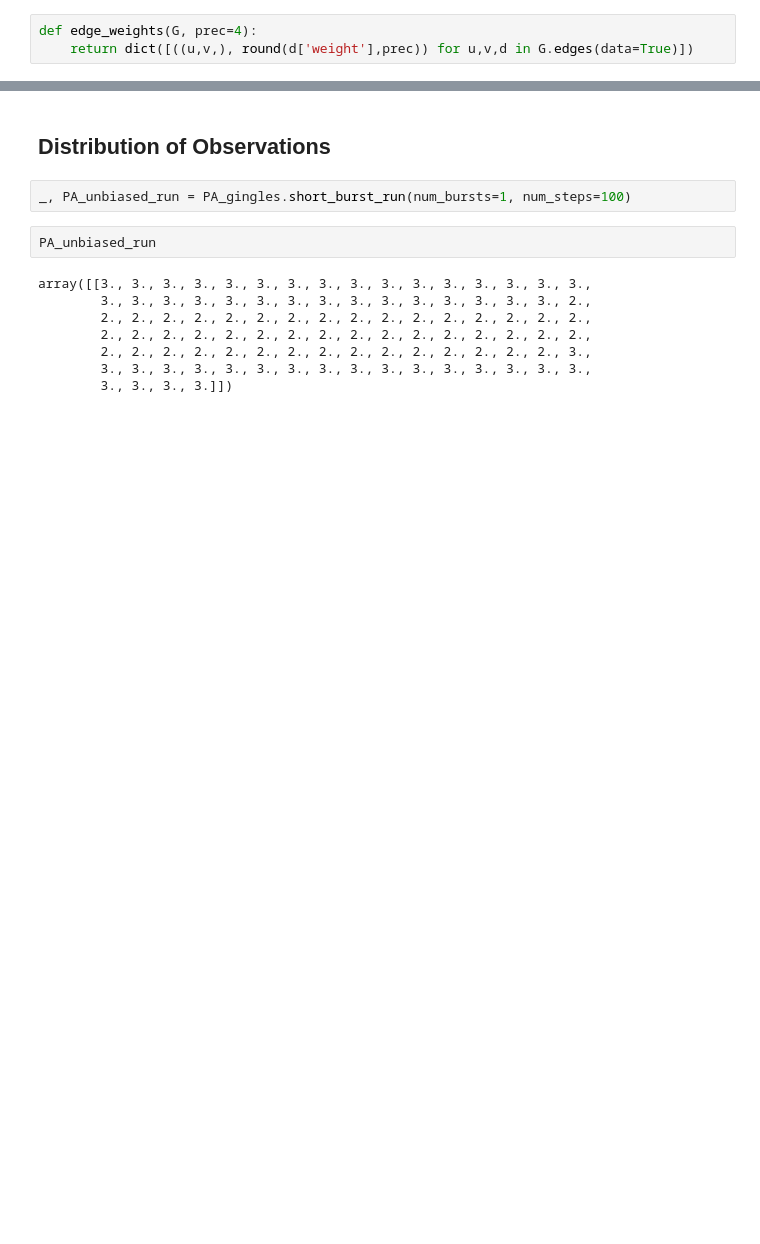
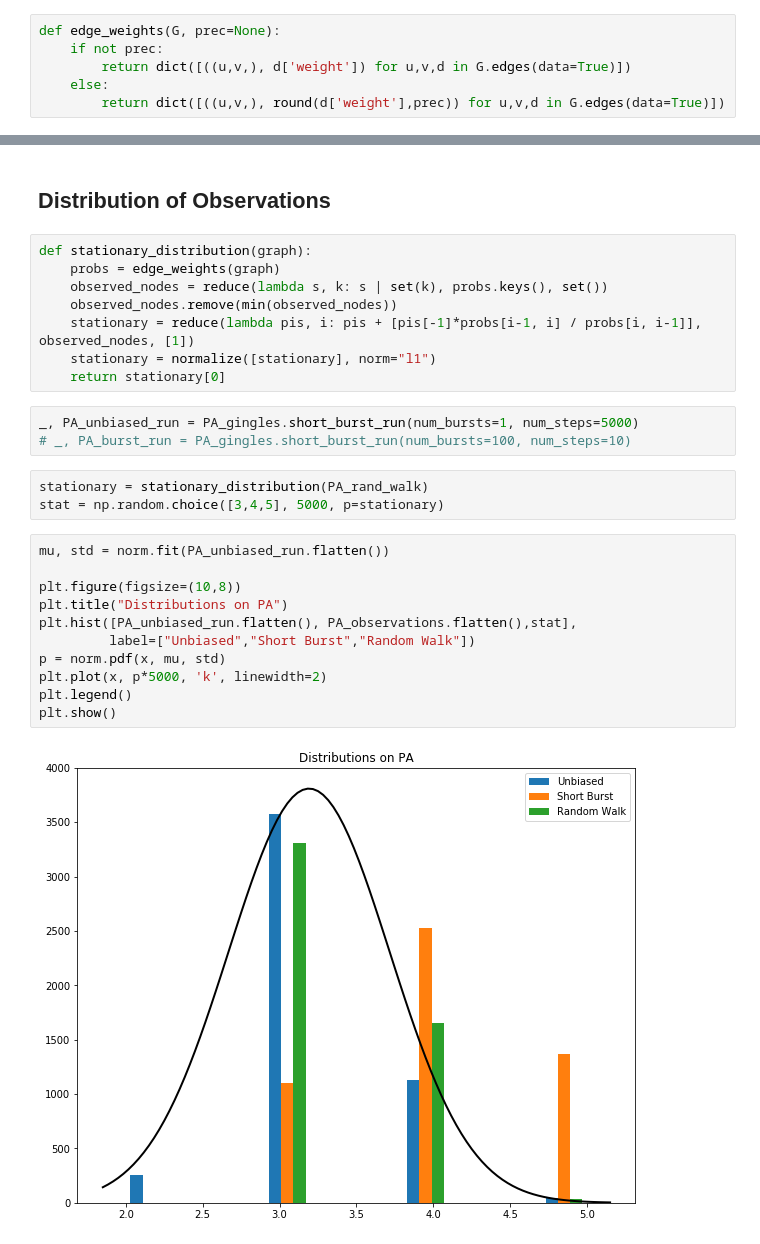
Before and after one commit to vrdi/shortbursts-gingles, a Jupyter notebook: projections_to_the _line_and_observed_distributions.ipynb, the cells around one changed output, grey strips where cells are left out. Drawn from its saved outputs; the diff is of its cells as text; blank space fills up the shorter version.

Commit message:
Added new score functions, as well as investigation into the distributions they induce.

```diff
--- a/projections_to_the _line_and_observed_distributions.ipynb
+++ b/projections_to_the _line_and_observed_distributions.ipynb
@@ -110,8 +122,11 @@ def rand_walk_graph(transition_frequencies):
     G = nx.relabel_nodes(G, mapping)
     return G
 # %%
-def edge_weights(G, prec=4):
-    return dict([((u,v,), round(d['weight'],prec)) for u,v,d in G.edges(data=True)])
+def edge_weights(G, prec=None):
+    if not prec:
+        return dict([((u,v,), d['weight']) for u,v,d in G.edges(data=True)])
+    else:
+        return dict([((u,v,), round(d['weight'],prec)) for u,v,d in G.edges(data=True)])
 # %%
 PA_gingles = Gingleator(PA_seed_seante, pop_col="TOT_POP", minority_prec_col="bvap_prec",
                         epsilon=0.1)
@@ -157,14 +178,29 @@ edge_weights(AR_rand_walk)
 # %% [markdown]
 ## Distribution of Observations
+# %%
+def stationary_distribution(graph):
+    probs = edge_weights(graph)
+    observed_nodes = reduce(lambda s, k: s | set(k), probs.keys(), set())
+    observed_nodes.remove(min(observed_nodes))
+    stationary = reduce(lambda pis, i: pis + [pis[-1]*probs[i-1, i] / probs[i, i-1]], observed_nodes, [1])
+    stationary = normalize([stationary], norm="l1")
+    return stationary[0]
 # %%
-_, PA_unbiased_run = PA_gingles.short_burst_run(num_bursts=1, num_steps=100)
+_, PA_unbiased_run = PA_gingles.short_burst_run(num_bursts=1, num_steps=5000)
+# _, PA_burst_run = PA_gingles.short_burst_run(num_bursts=100, num_steps=10)
-# %%
-PA_unbiased_run
-# %% [output]
-array([[3., 3., 3., 3., 3., 3., 3., 3., 3., 3., 3., 3., 3., 3., 3., 3.,
-        3., 3., 3., 3., 3., 3., 3., 3., 3., 3., 3., 3., 3., 3., 3., 2.,
-        2., 2., 2., 2., 2., 2., 2., 2., 2., 2., 2., 2., 2., 2., 2., 2.,
-        2., 2., 2., 2., 2., 2., 2., 2., 2., 2., 2., 2., 2., 2., 2., 2.,
-        2., 2., 2., 2., 2., 2., 2., 2., 2., 2., 2., 2., 2., 2., 2., 3.,
-        3., 3., 3., 3., 3., 3., 3., 3., 3., 3., 3., 3., 3., 3., 3., 3.,
-        3., 3., 3., 3.]])
+# %%
+stationary = stationary_distribution(PA_rand_walk)
+stat = np.random.choice([3,4,5], 5000, p=stationary)
+# %%
+mu, std = norm.fit(PA_unbiased_run.flatten())
+
+plt.figure(figsize=(10,8))
+plt.title("Distributions on PA")
+plt.hist([PA_unbiased_run.flatten(), PA_observations.flatten(),stat],
+         label=["Unbiased","Short Burst","Random Walk"])
+p = norm.pdf(x, mu, std)
+plt.plot(x, p*5000, 'k', linewidth=2)
+plt.legend()
+plt.show()
+# %% [output]
+[figure, added]
```
Also changed, not shown: parts of 16 cells of this notebook, 3 other files.
